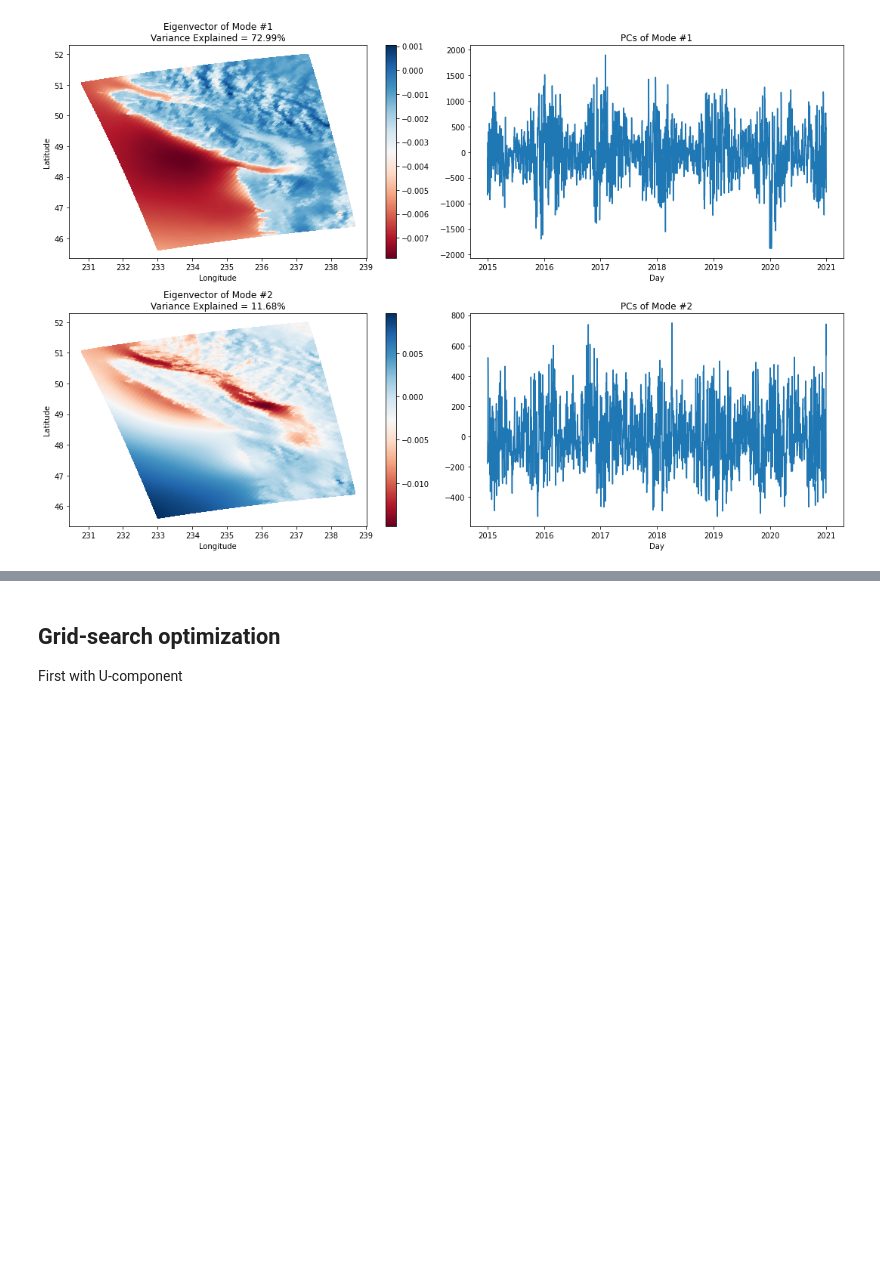
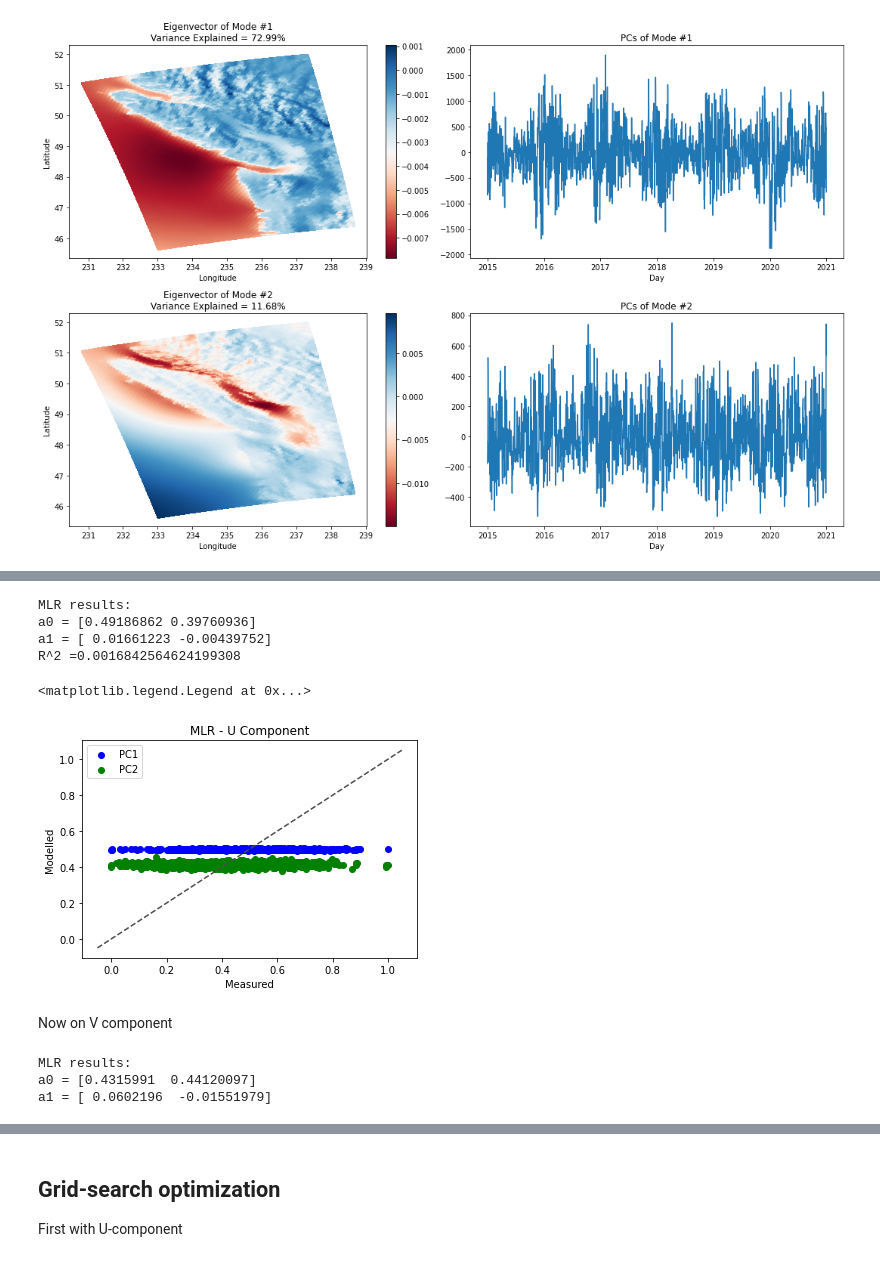
Before and after one commit to rbeutel/eosc510, a Jupyter notebook: proj-wind.ipynb, the cells around one changed output, grey strips where cells are left out. Drawn from its saved outputs; the diff is of its cells as text; code cells hidden in the pictures; blank space fills up the shorter version.

```diff
--- a/proj-wind.ipynb
+++ b/proj-wind.ipynb
@@ -211,0 +327,3 @@ for kk in range(n):
+# %%
+x = pd.DataFrame(U_RCM_norm)
+y = pd.DataFrame(U_hrdps_norm)
@@ -211,0 +345,40 @@ for kk in range(n):
+# %%
+#apply MLR on X and Y
+
+lm_MLR = linear_model.LinearRegression()
+model = lm_MLR.fit(x,y)
+ypred_MLR = lm_MLR.predict(x) #y predicted by MLR
+intercept_MLR = lm_MLR.intercept_ #intercept predicted by MLR
+coef_MLR = lm_MLR.coef_ #regression coefficients in MLR model
+#R2_MLR1 = lm_MLR.score(x,y) #R-squared value from MLR model
+
+print('MLR results:')
+print('a0 = ' + str(intercept_MLR))
+print('a1 = ' + str(coef_MLR[0]))
+# print('a2 = ' + str(coef_MLR[1]))
+# print('a3 = ' + str(coef_MLR[2]))
+# print('a4 = ' + str(coef_MLR[3]))
+#print("R^2 =" + str(R2_MLR))
+# %% [output]
+MLR results:
+a0 = [0.49186862 0.39760936]
+a1 = [ 0.01661223 -0.00439752]
+R^2 =0.0016842564624199308
+# %%
+#plot MLR results
+
+ax1 = plt.subplot(111)
+ax1.scatter(y[0],ypred_MLR[:,0],c='b', label='PC1')
+ax1.scatter(y[1],ypred_MLR[:,1],c='g', label='PC2')
+l1 = np.min(ax1.get_xlim())
+l2 = np.max(ax1.get_xlim())
+ax1.plot([l1,l2], [l1,l2], ls="--", c=".3")
+plt.xlabel('Measured')
+plt.ylabel('Modelled')
+plt.title('MLR - U Component') #/n R^2 = ' + str(R2_MLR))
+plt.legend()
+# %% [output]
+<matplotlib.legend.Legend at 0x...>
+[figure, added]
+# %% [markdown]
+Now on V component
@@ -211,0 +388,21 @@ for kk in range(n):
+# %%
+#apply MLR on X and Y
+
+lm_MLR = linear_model.LinearRegression()
+model = lm_MLR.fit(x,y)
+ypred_MLR = lm_MLR.predict(x) #y predicted by MLR
+intercept_MLR = lm_MLR.intercept_ #intercept predicted by MLR
+coef_MLR = lm_MLR.coef_ #regression coefficients in MLR model
+#R2_MLR = lm_MLR.score(x,y) #R-squared value from MLR model
+
+print('MLR results:')
+print('a0 = ' + str(intercept_MLR))
+print('a1 = ' + str(coef_MLR[0]))
+# print('a2 = ' + str(coef_MLR[1]))
+# print('a3 = ' + str(coef_MLR[2]))
+# print('a4 = ' + str(coef_MLR[3]))
+#print("R^2 =" + str(R2_MLR))
+# %% [output]
+MLR results:
+a0 = [0.4315991  0.44120097]
+a1 = [ 0.0602196  -0.01551979]
```
Also changed, not shown: parts of 43 cells of this notebook, 2 other files.
